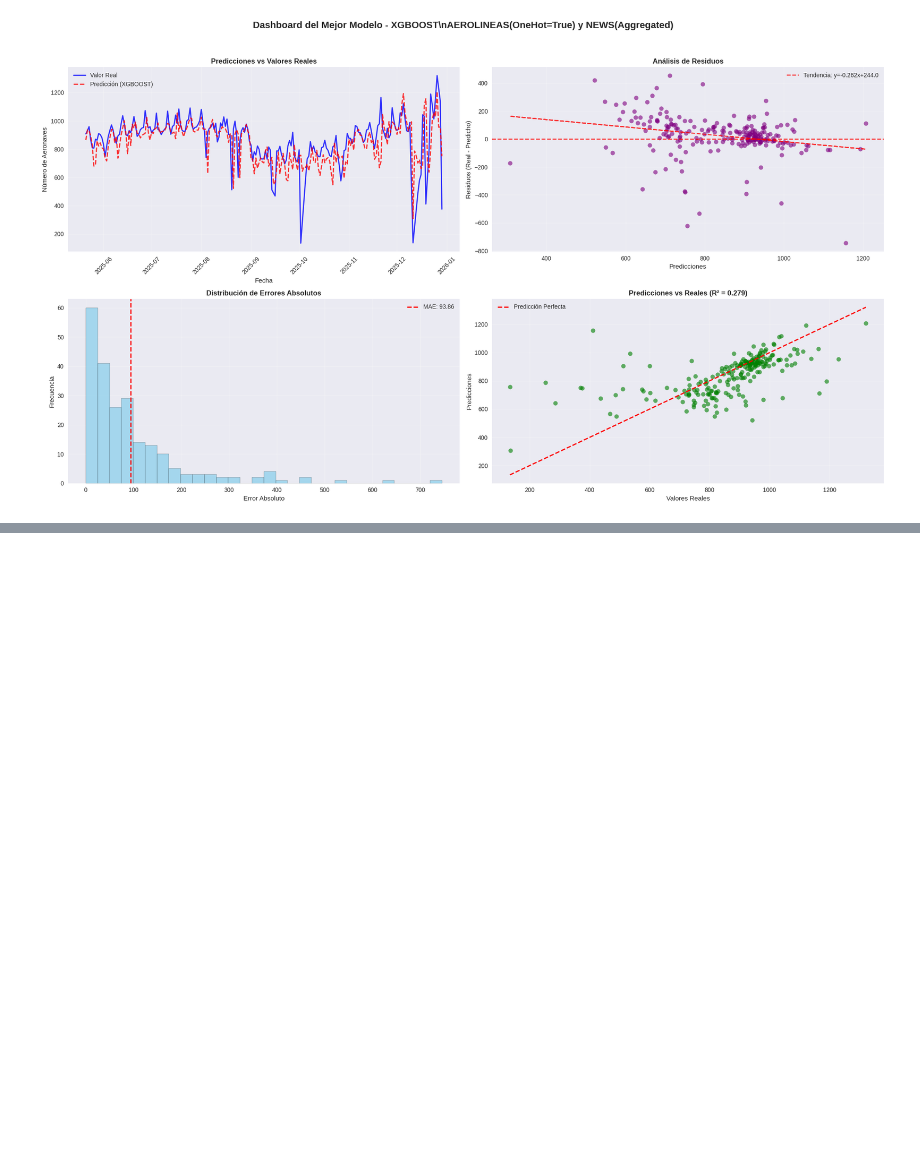
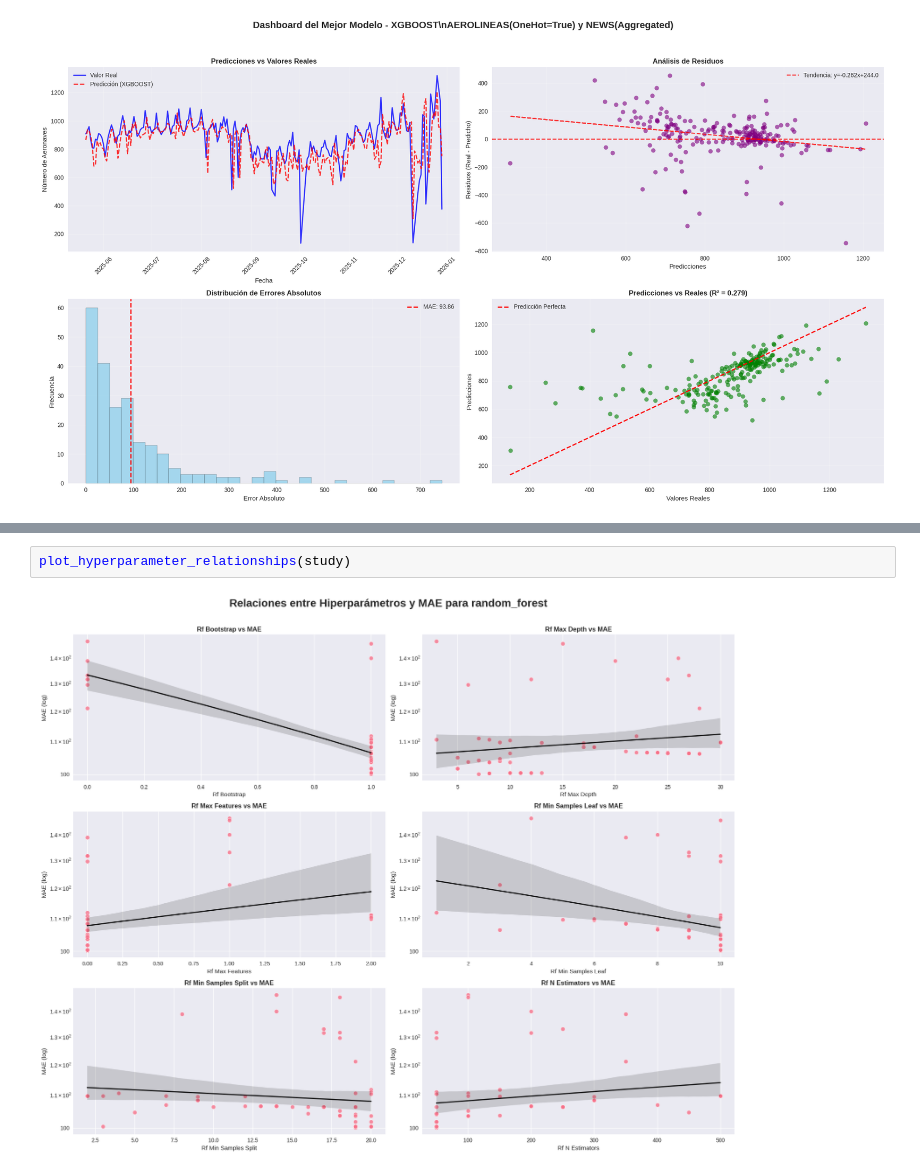
Before and after one commit to tonycp/ml-project, a Jupyter notebook: models/analyse_results.ipynb, the cells around one changed output, grey strips where cells are left out. Drawn from its saved outputs; the diff is of its cells as text; blank space fills up the shorter version.

```diff
--- a/models/analyse_results.ipynb
+++ b/models/analyse_results.ipynb
@@ -1186,0 +1814,4 @@ plot_residuals_analysis(json_file_path)
+# %%
+plot_hyperparameter_relationships(study)
+# %% [output]
+[figure, added]
```
Also changed, not shown: parts of 28 cells of this notebook, 2 other files.
